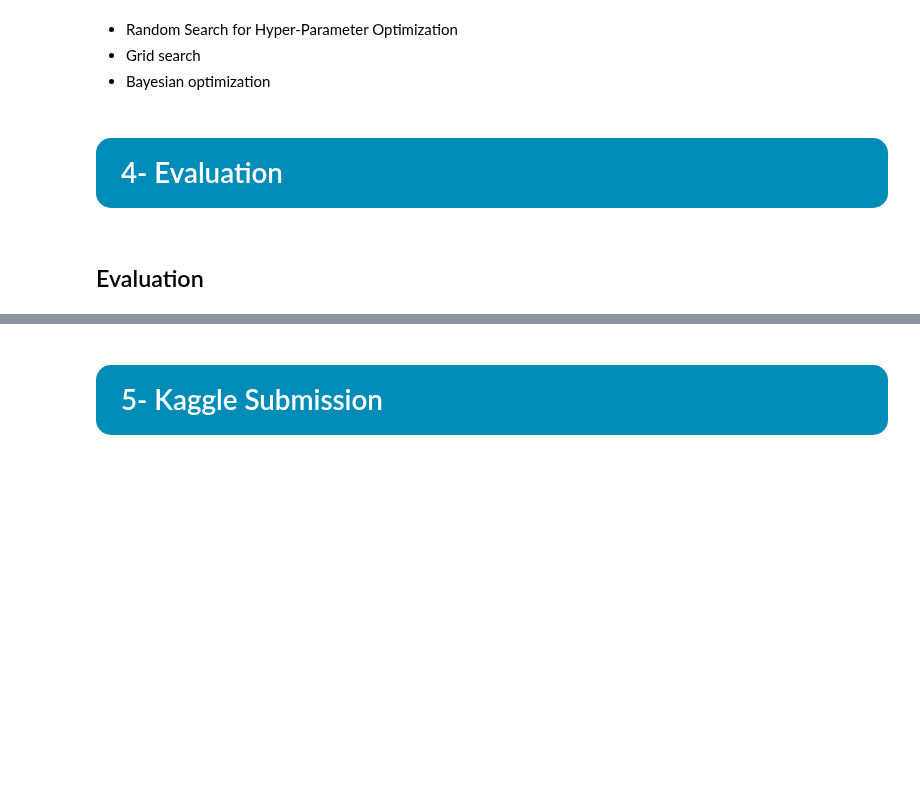
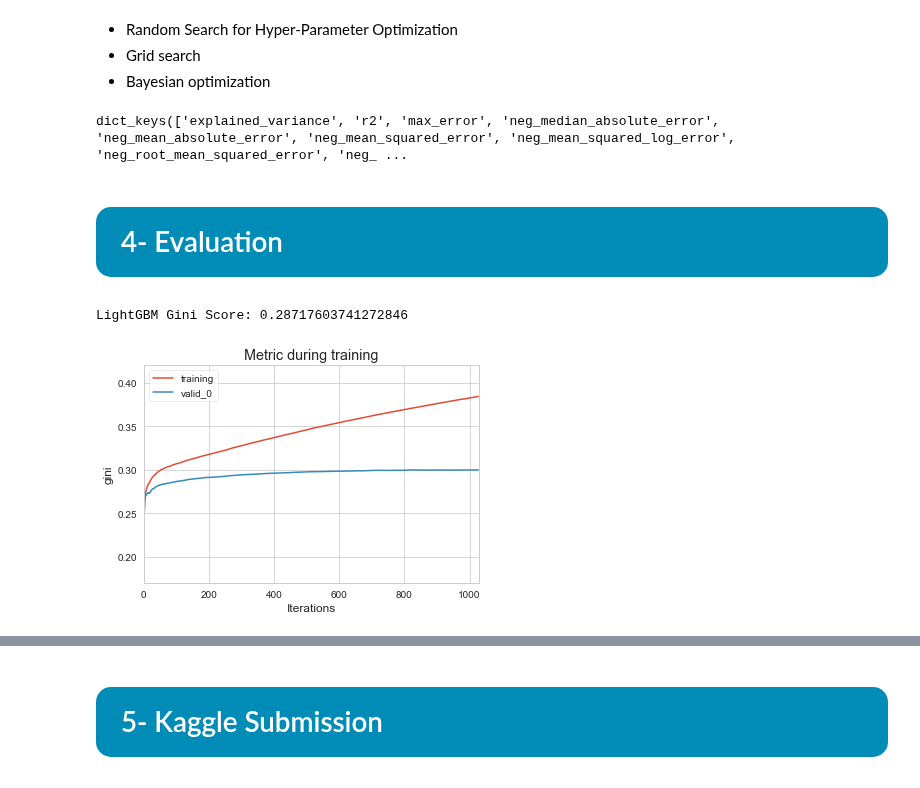
Before and after one commit to pessini/insurance-claim-prediction, a Jupyter notebook: safe-driver-prediction.ipynb, the cells around one changed output, grey strips where cells are left out. Drawn from its saved outputs; the diff is of its cells as text; code cells hidden in the pictures; blank space fills up the shorter version.

```diff
--- a/safe-driver-prediction.ipynb
+++ b/safe-driver-prediction.ipynb
@@ -523,10 +523,10 @@ num_train = train_df.shape[0] # Number of train data
 final_data = all_data_enc.copy()
 
 # Divide train data and test data
-X = final_data[:num_train]
-X_test = final_data[num_train:]
+X = np.asarray(final_data[:num_train])
+X_test = np.asarray(final_data[num_train:])
 
-y = train_df.target
+y = np.asarray(train_df['target'])
 # %% [markdown]
 ## Normalized Gini coefficient
 # %% [markdown]
@@ -609,7 +595,7 @@ val_preds_lgb = np.zeros(X.shape[0])
 # One-dimensional array of probabilities for predicting test data target values
 test_preds_lgb = np.zeros(X_test.shape[0])
 
-metrics_lgb = []
+evals_result = {}
 
 # Create Stratified K Fold CV
 folds = StratifiedKFold(n_splits=5, shuffle=True)
@@ -618,28 +604,33 @@ for n_fold, (train_idx, valid_idx) in enumerate(folds.split(X, y)):
     # The phrase that separates each fold.
     print('#'*40, f'Fold {n_fold+1} out of {folds.n_splits}', '#'*40)
 
-    # Set train data, valid data
-    X_train, y_train = X.iloc[train_idx], y.iloc[train_idx] # Train data
-    X_valid, y_valid = X.iloc[valid_idx], y.iloc[valid_idx] # Valid data
+    X_train, y_train = X[train_idx], y[train_idx] # Train data
+    X_valid, y_valid = X[valid_idx], y[valid_idx] # Valid data
 
-    light_gbm_model.fit(X_train, y_train,
-                        eval_set=[(X_train, y_train),(X_valid, y_valid)],
-                        verbose=100,
-                        eval_metric=["auc", "binary"],
-                        early_stopping_rounds=200)
+    # Create lgbm dataset
+    dtrain = lgb.Dataset(X_train, y_train) # lgbm train dataset
+    dvalid = lgb.Dataset(X_valid, y_valid) # lgbm valid dataset
 
+    lgb_model = lgb.train(params=lgb_params,
+                          train_set=dtrain,
+                          num_boost_round=1500,
+                          valid_sets=[dvalid, dtrain],
+                          feval=gini_lgb, # Evaluation metrics for validation
+                          early_stopping_rounds=200,
+                          verbose_eval=200,
+                          evals_result=evals_result)
 
     # The number of boosting iterations when the model performs best
-    best_iter = light_gbm_model.best_iteration_
+    best_iter = lgb_model.best_iteration
 
     # Predict probabilities using test data
-    test_preds_lgb += light_gbm_model.predict_proba(X_test, num_iteration=best_iter)[:, 1]/folds.n_splits
-
+    test_preds_lgb += lgb_model.predict(X_test,
+                                    num_iteration=best_iter)/folds.n_splits
     # prediction for model performance evaluation
-    val_preds_lgb[valid_idx] += light_gbm_model.predict_proba(X_valid, num_iteration=best_iter)[:, 1]
+    val_preds_lgb[valid_idx] += lgb_model.predict(X_valid, num_iteration=best_iter)
 
     # Normalized Gini coefficient for prediction probabilities
-    #gini_score = eval_gini(y_valid, val_preds_lgb[valid_idx])
-    #print(f'Fold {n_fold+1} gini score: {gini_score}\n')
+    gini_score = Gini(y_valid, val_preds_lgb[valid_idx])
+    print(f'Fold {n_fold+1} gini score: {gini_score}\n')
 # %% [output]
 ######################################## Fold 1 out of 5 ########################################
@@ -722,0 +692,4 @@ param_dist = {"": [1, 3, 7, 8, 12, None],
+# %%
+sklearn.metrics.SCORERS.keys()
+# %% [output]
+dict_keys(['explained_variance', 'r2', 'max_error', 'neg_median_absolute_error', 'neg_mean_absolute_error', 'neg_mean_squared_error', 'neg_mean_squared_log_error', 'neg_root_mean_squared_error', 'neg_ ...
@@ -723,5 +711,12 @@ param_dist = {"": [1, 3, 7, 8, 12, None],
 # %% [markdown]
 <a id="4"></a>
 # <p style="background-color:#018cb7; font-size:100%; text-align:left; color:#FFFFFF; padding: 15px 5px 15px 25px; border-radius: 15px;">4- Evaluation</p>
-# %% [markdown]
-## Evaluation
+# %%
+print('LightGBM Gini Score:', Gini(y, val_preds_lgb))
+# %% [output]
+LightGBM Gini Score: 0.28717603741272846
+# %%
+ax = lgb.plot_metric(evals_result, metric='gini')
+plt.show()
+# %% [output]
+[figure, added]
```
Also changed, not shown: parts of 36 cells of this notebook, 2 other files.
